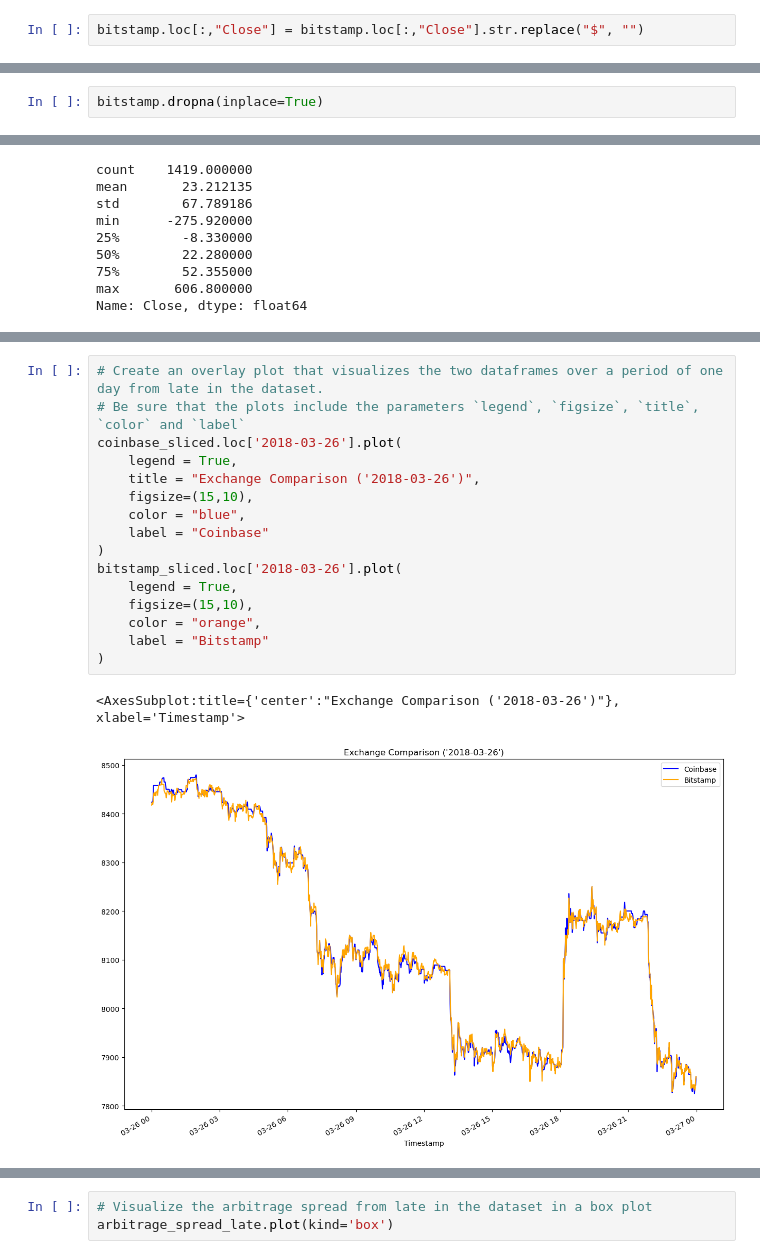
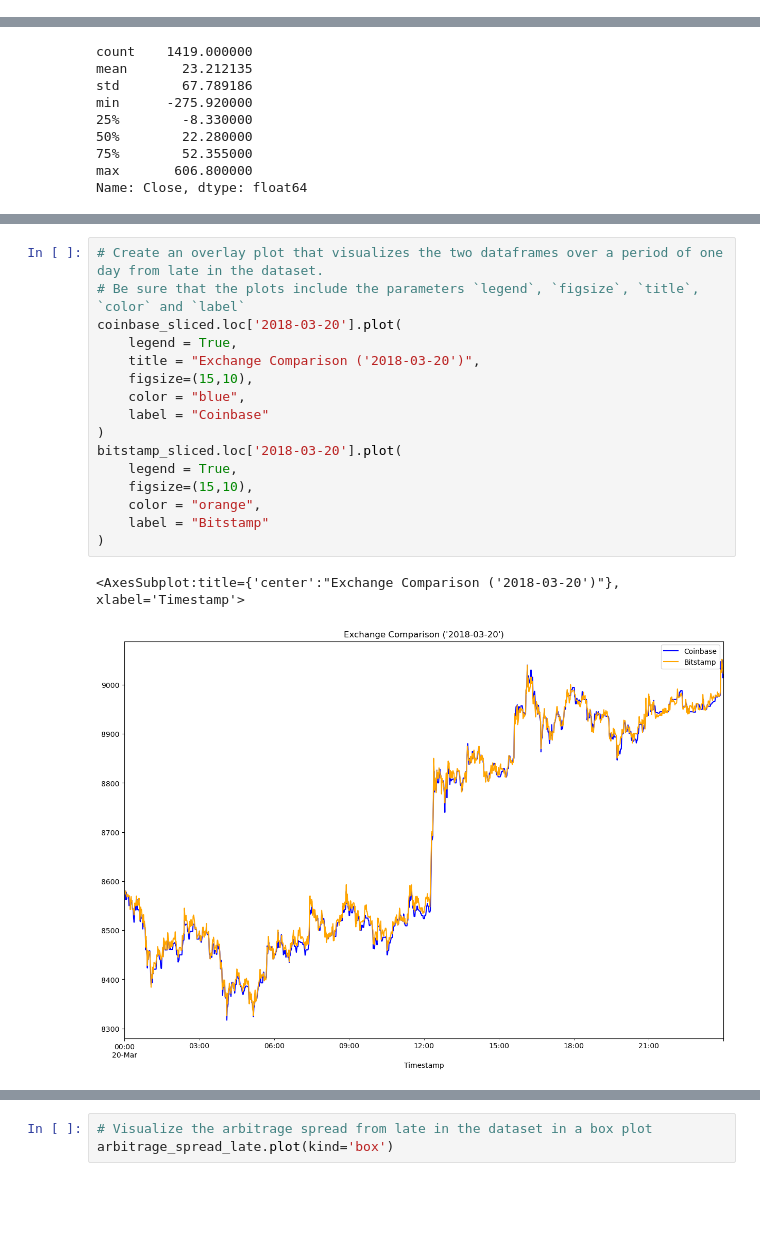
Before and after one commit to alexnovis1/Columbia_Module_3, a Jupyter notebook: crypto_arbitrage.ipynb, the cells around one changed output, grey strips where cells are left out. Drawn from its saved outputs; the diff is of its cells as text; blank space fills up the shorter version.

```diff
--- a/crypto_arbitrage.ipynb
+++ b/crypto_arbitrage.ipynb
@@ -55,5 +55,3 @@ bitstamp.head()
 | 2018-01-01 00:02:00 | 13616.93 | 13616.93 | 13610.06 | $13610.22 | 0.084653 | 1152.144036 | 13610.136247 |
 | 2018-01-01 00:03:00 | 13610.27 | 13639.09 | 13610.27 | $13639.09 | 7.182986 | 97856.416478 | 13623.361128 |
 | 2018-01-01 00:04:00 | 13635.35 | 13636.35 | 13620.00 | $13620.0 | 1.069665 | 14582.660932 | 13632.923329 |
-# %%
-bitstamp.loc[:,"Close"] = bitstamp.loc[:,"Close"].str.replace("$", "")
@@ -70,2 +57,0 @@ bitstamp.head()
-# %%
-bitstamp.dropna(inplace=True)
@@ -478,22 +463,22 @@ arbitrage_spread_middle.plot(kind="box")
 # %%
 # Create an overlay plot that visualizes the two dataframes over a period of one day from late in the dataset.
 # Be sure that the plots include the parameters `legend`, `figsize`, `title`, `color` and `label`
-coinbase_sliced.loc['2018-03-26'].plot(
+coinbase_sliced.loc['2018-03-20'].plot(
     legend = True,
-    title = "Exchange Comparison ('2018-03-26')",
+    title = "Exchange Comparison ('2018-03-20')",
     figsize=(15,10),
     color = "blue",
     label = "Coinbase"
 )
-bitstamp_sliced.loc['2018-03-26'].plot(
+bitstamp_sliced.loc['2018-03-20'].plot(
     legend = True,
     figsize=(15,10),
     color = "orange",
     label = "Bitstamp"
 )
 # %% [output]
-<AxesSubplot:title={'center':"Exchange Comparison ('2018-03-26')"}, xlabel='Timestamp'>
+<AxesSubplot:title={'center':"Exchange Comparison ('2018-03-20')"}, xlabel='Timestamp'>
-[figure, old version]
+[figure, new version]
 # %%
 # Using the date from the late that you have selected, calculate the arbitrage spread
 # by subtracting the bitstamp lower closing prices from the coinbase higher closing prices
```
Also changed, not shown: parts of 52 cells of this notebook.
